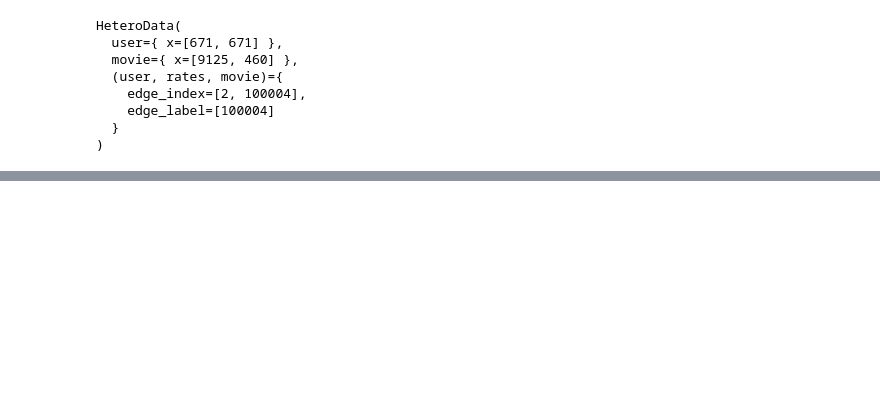
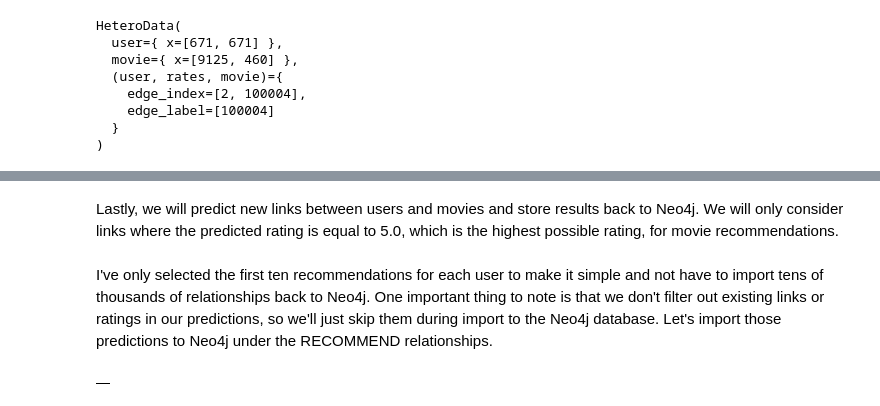
Before and after one commit to tomasonjo/blogs, a Jupyter notebook: pyg2neo/Movie_recommendations.ipynb, the cells around one changed output, grey strips where cells are left out. Drawn from its saved outputs; the diff is of its cells as text; code cells hidden in the pictures; blank space fills up the shorter version.

```diff
--- a/pyg2neo/Movie_recommendations.ipynb
+++ b/pyg2neo/Movie_recommendations.ipynb
@@ -136,2 +171,6 @@ class IdentityEncoder(object):
 # %%
-user_x, user_mapping = load_node("MATCH (u:User) RETURN u.userId AS userId" , index_col='userId')
+user_query = """
+MATCH (u:User) RETURN u.userId AS userId
+"""
+
+user_x, user_mapping = load_node(user_query, index_col='userId')
@@ -166,11 +213,10 @@ edge_index, edge_label = load_edge(
 # %%
 data = HeteroData()
-data['user'].num_nodes = len(user_mapping)  # Users do not have any features.
 # Add user node features for message passing:
-data['user'].x = torch.eye(data['user'].num_nodes, device=device)
-del data['user'].num_nodes
-
+data['user'].x = torch.eye(len(user_mapping), device=device)
+# Add movie node features
 data['movie'].x = movie_x
+# Add ratings between users and movies
 data['user', 'rates', 'movie'].edge_index = edge_index
 data['user', 'rates', 'movie'].edge_label = edge_label
 data.to(device, non_blocking=True)
@@ -299,6 +353,13 @@ Epoch: 299, Loss: 2.2182, Train: 0.9767, Val: 1.1099, Test: 1.0821
+# %% [markdown]
+Lastly, we will predict new links between users and movies and store results back to Neo4j. We will only consider links where the predicted rating is equal to 5.0, which is the highest possible rating, for movie recommendations.
 # %%
 num_movies = len(movie_mapping)
 num_users = len(user_mapping)
+
+reverse_movie_mapping = dict(zip(movie_mapping.values(),movie_mapping.keys()))
+reverse_user_mapping = dict(zip(user_mapping.values(),user_mapping.keys()))
+
+results = []
 
 for user_id in range(0,num_users):
 
@@ -309,4 +370,28 @@ for user_id in range(0,num_users):
     pred = model(data.x_dict, data.edge_index_dict,
                  edge_label_index)
     pred = pred.clamp(min=0, max=5)
-    mask = pred > 4
+
+    user_neo4j_id = reverse_user_mapping[user_id]
+
+    mask = (pred == 5).nonzero(as_tuple=True)
+
+    ten_predictions = [reverse_movie_mapping[el] for el in  mask[0].tolist()[:10]]
+    results.append({'user': user_neo4j_id, 'movies': ten_predictions})
+# %% [markdown]
+I've only selected the first ten recommendations for each user to make it simple and not have to import tens of thousands of relationships back to Neo4j. One important thing to note is that we don't filter out existing links or ratings in our predictions, so we'll just skip them during import to the Neo4j database. Let's import those predictions to Neo4j under the RECOMMEND relationships.
+# %%
+import_predictions_query = """
+UNWIND $data AS row
+MATCH (u:User {userId: row.user})
+WITH u, row
+UNWIND row.movies AS movieId
+MATCH (m:Movie {movieId: movieId})
+WITH u,m
+// filter out existing links
+WHERE NOT (u)-[:RATED]->(m)
+MERGE (u)-[:RECOMMEND]->(m)
+"""
+
+fetch_data(import_predictions_query, {'data': results})
+# %% [output]
+|  |
```
Also changed, not shown: parts of 27 cells of this notebook.
